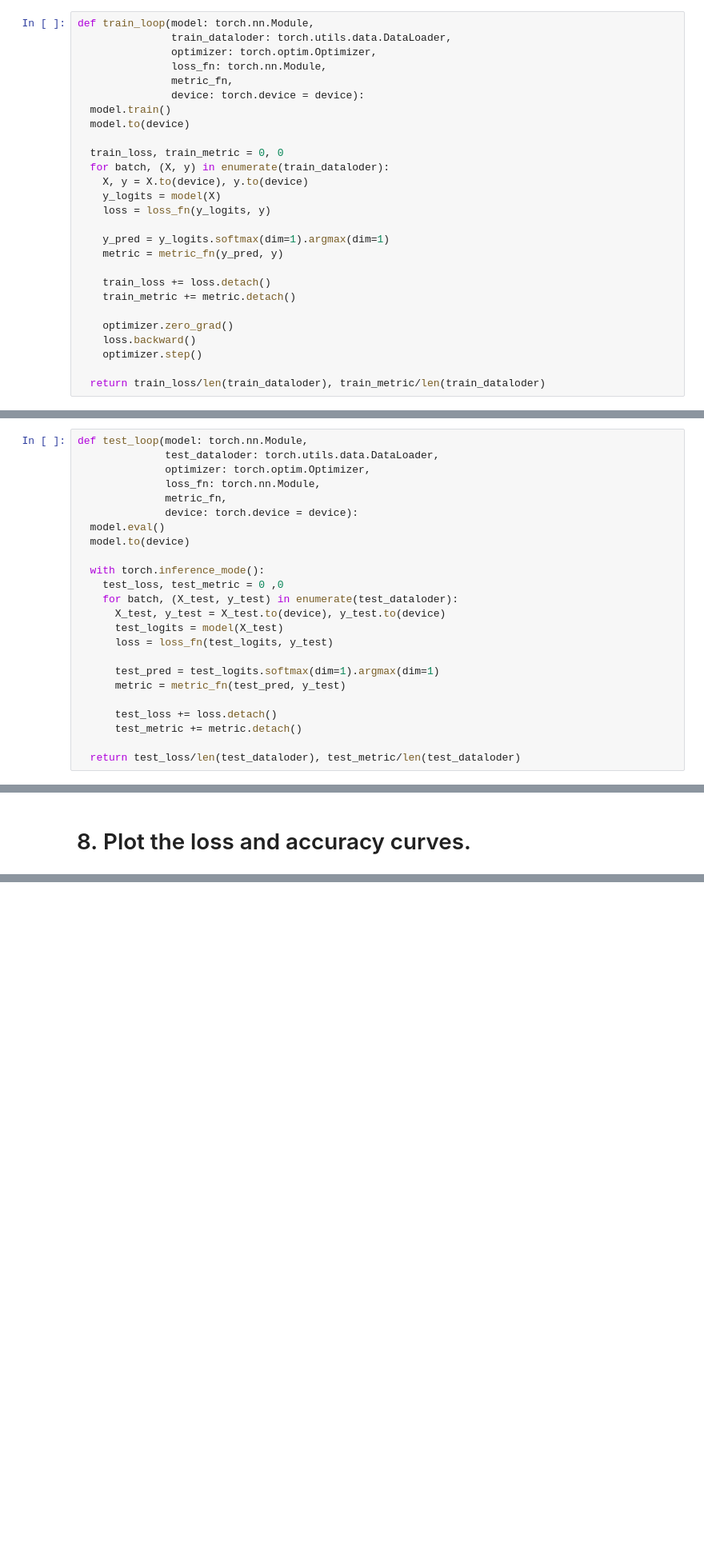
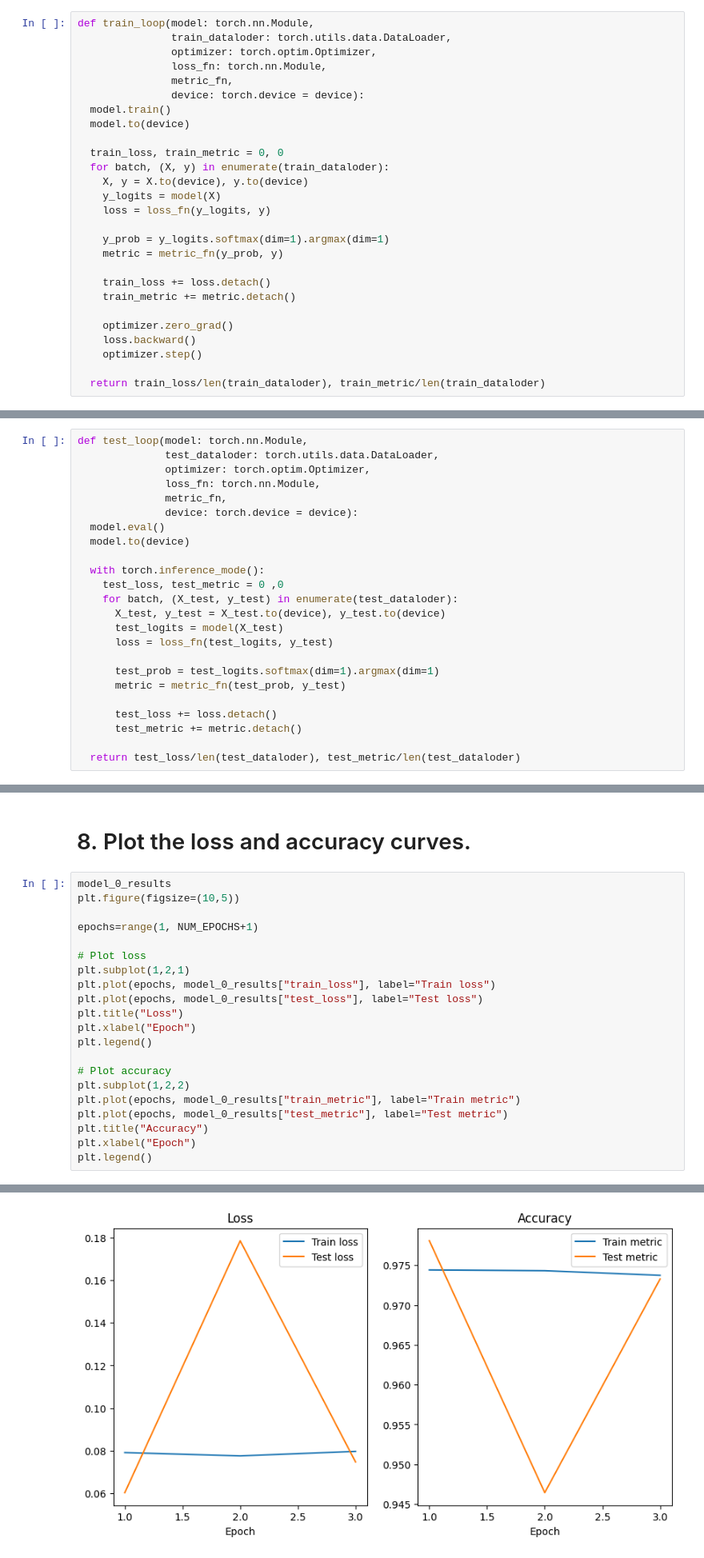
Before and after one commit to xtliao/PyTorchProjects, a Jupyter notebook: nn_MNIST.ipynb, the cells around one changed output, grey strips where cells are left out. Shown at 80% size. Drawn from its saved outputs; the diff is of its cells as text; blank space fills up the shorter version.

```diff
--- a/nn_MNIST.ipynb
+++ b/nn_MNIST.ipynb
@@ -110,8 +110,8 @@ def train_loop(model: torch.nn.Module,
     y_logits = model(X)
     loss = loss_fn(y_logits, y)
 
-    y_pred = y_logits.softmax(dim=1).argmax(dim=1)
-    metric = metric_fn(y_pred, y)
+    y_prob = y_logits.softmax(dim=1).argmax(dim=1)
+    metric = metric_fn(y_prob, y)
 
     train_loss += loss.detach()
     train_metric += metric.detach()
@@ -140,8 +140,8 @@ def test_loop(model: torch.nn.Module,
       test_logits = model(X_test)
       loss = loss_fn(test_logits, y_test)
 
-      test_pred = test_logits.softmax(dim=1).argmax(dim=1)
-      metric = metric_fn(test_pred, y_test)
+      test_prob = test_logits.softmax(dim=1).argmax(dim=1)
+      metric = metric_fn(test_prob, y_test)
 
       test_loss += loss.detach()
       test_metric += metric.detach()
@@ -329,2 +365,24 @@ test acc:[0.9728295207023621, 0.9707678556442261, 0.9670481085777283]
 # %% [markdown]
 # 8.&nbsp;Plot the loss and accuracy curves.
+# %%
+model_0_results
+plt.figure(figsize=(10,5))
+
+epochs=range(1, NUM_EPOCHS+1)
+
+# Plot loss
+plt.subplot(1,2,1)
+plt.plot(epochs, model_0_results["train_loss"], label="Train loss")
+plt.plot(epochs, model_0_results["test_loss"], label="Test loss")
+plt.title("Loss")
+plt.xlabel("Epoch")
+plt.legend()
+
+# Plot accuracy
+plt.subplot(1,2,2)
+plt.plot(epochs, model_0_results["train_metric"], label="Train metric")
+plt.plot(epochs, model_0_results["test_metric"], label="Test metric")
+plt.title("Accuracy")
+plt.xlabel("Epoch")
+plt.legend()
+# %% [output]
@@ -331,2 +390,3 @@ test acc:[0.9728295207023621, 0.9707678556442261, 0.9670481085777283]
+[figure, added]
 # %% [markdown]
 # 9.&nbsp;Plot the confusion matrix.
```
Also changed, not shown: parts of 17 cells of this notebook.
